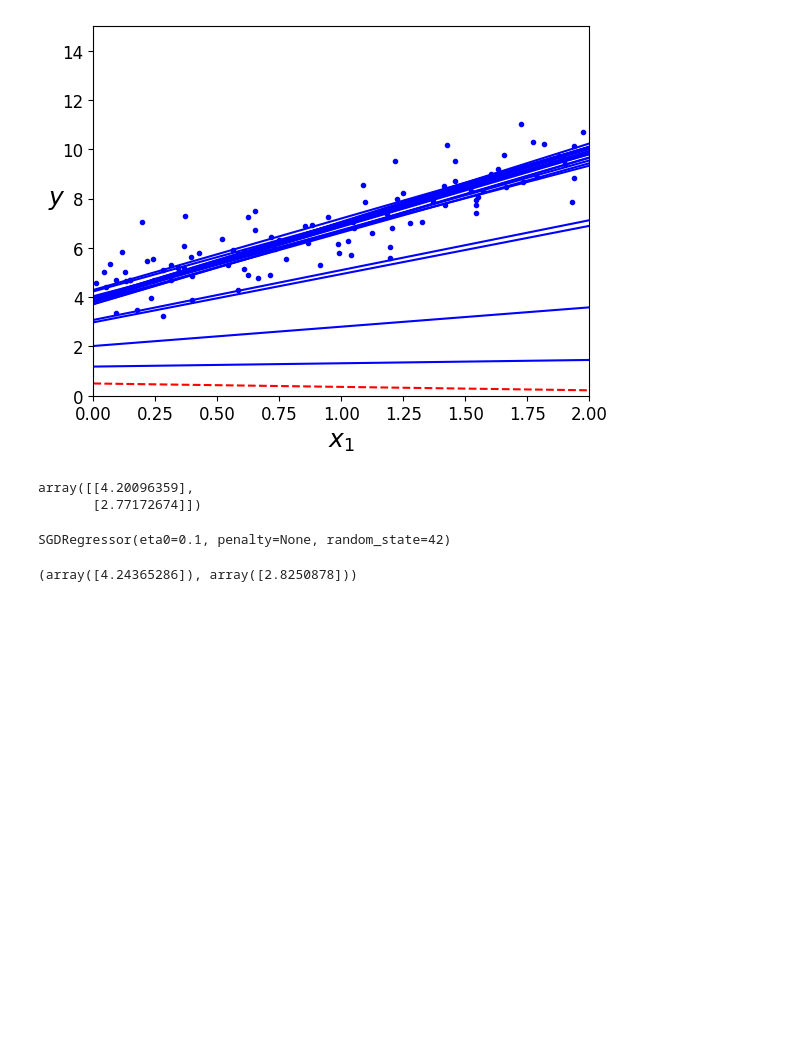
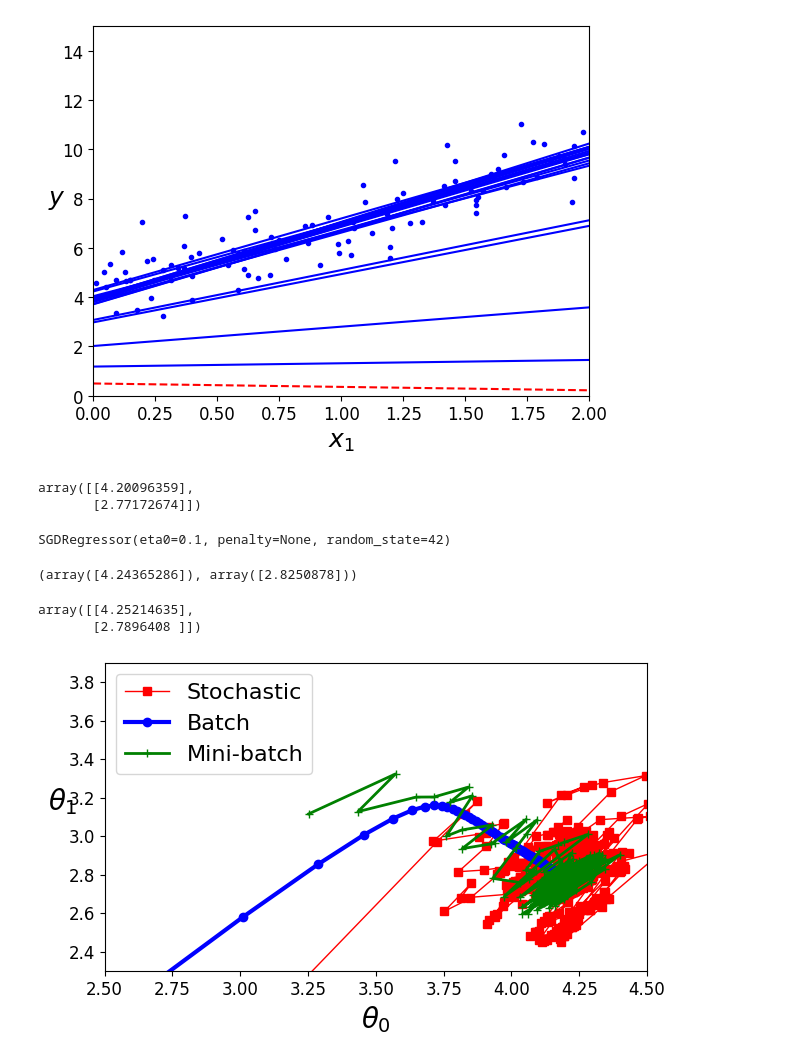
Before and after one commit to Racoon-thespy/Hands---ON-ML-scikit-and-Pytorch-, a Jupyter notebook: Model training practices.ipynb, the cells around one changed output. Drawn from its saved outputs; the diff is of its cells as text; code cells hidden in the pictures; blank space fills up the shorter version.

```diff
--- a/Model training practices.ipynb
+++ b/Model training practices.ipynb
@@ -217,3 +217,25 @@ for epoch in range(n_iterations):
         eta = learning_schedule(t)
         theta = theta - eta * gradients
         theta_path_mgd.append(theta)
+# %%
+theta
+# %% [output]
+array([[4.25214635],
+       [2.7896408 ]])
+# %%
+theta_path_bgd  = np.array(theta_path_bgd)
+theta_path_sgd  = np.array(theta_path_sgd)
+theta_path_mgd  = np.array(theta_path_mgd)
+# %%
+plt.figure(figsize = (7,4))
+plt.plot(theta_path_sgd[:,0],theta_path_sgd[:,1], "r-s", linewidth = 1, label = "Stochastic")
+plt.plot(theta_path_bgd[:,0],theta_path_bgd[:,1], "b-o", linewidth = 3, label = "Batch")
+plt.plot(theta_path_mgd[:,0],theta_path_mgd[:,1], "g-+", linewidth = 2, label = "Mini-batch")
+plt.legend(loc = "upper left", fontsize = 16)
+plt.xlabel(r"$\theta_0$", fontsize = 20)
+plt.ylabel(r"$\theta_1$", fontsize = 20, rotation = 0)
+plt.axis([2.5,4.5, 2.3, 3.9])
+
+plt.show()
+# %% [output]
+[figure, added]
```
Also changed, not shown: parts of 11 cells of this notebook.
